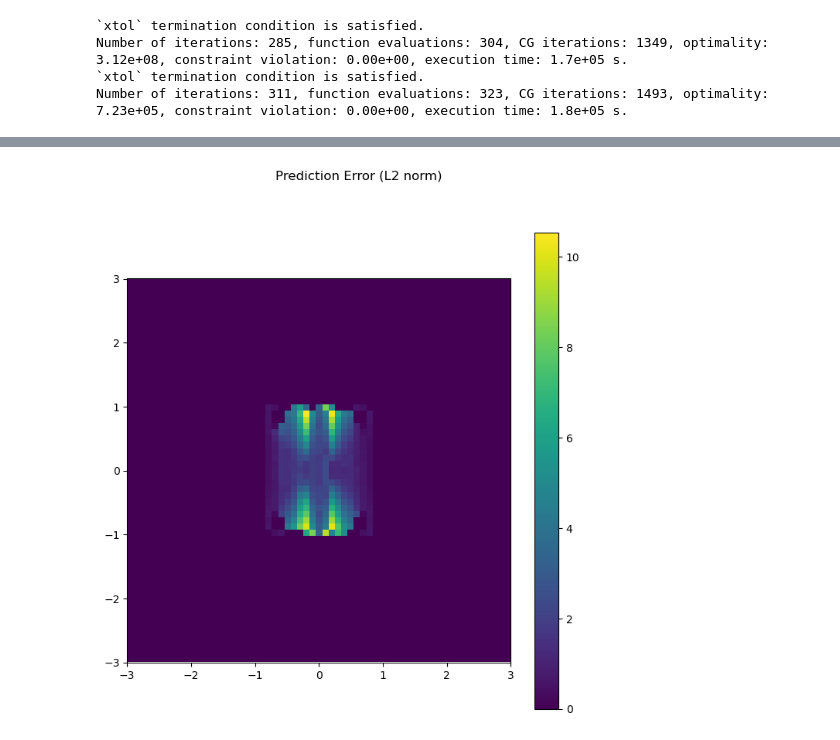
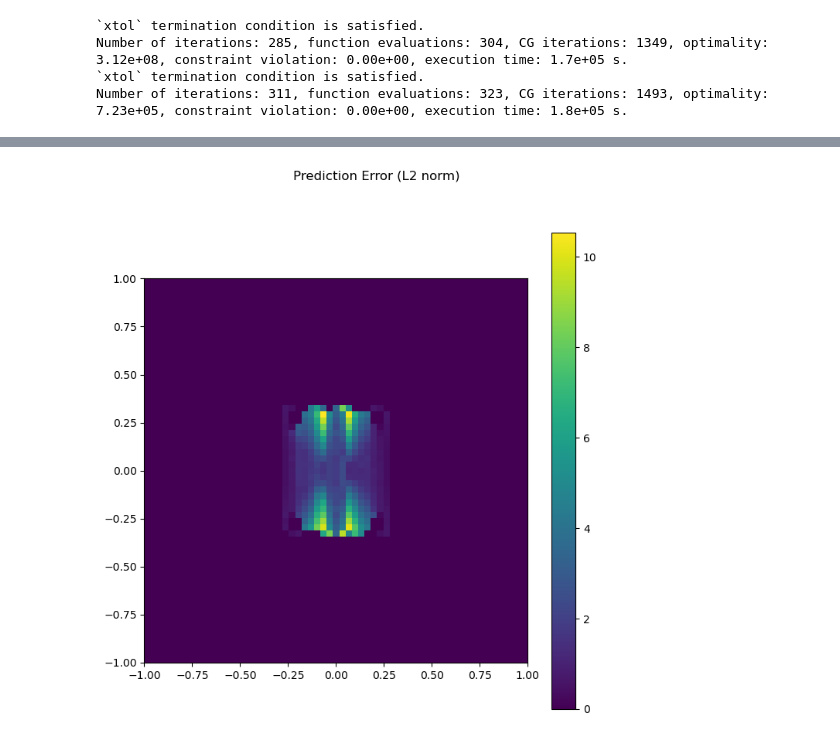
Before and after one commit to zanubiadp/LPV-Koopman-modeling-and-control, a Jupyter notebook: main.ipynb, the cells around one changed output, grey strips where cells are left out. Saved outputs shown, nothing was run; the diff lists cells and outputs as text; code cells hidden in the pictures.

```diff
--- a/main.ipynb
+++ b/main.ipynb
@@ -342,7 +342,7 @@ Number of iterations: 311, function evaluations: 323, CG iterations: 1493, optim
 phi_vals, phi_hat = compute_eigenf_adaptive(lambdas, Traj_t, data_uncontrolled)
 liftingFunction = lambda x: lifting_function(np.asarray(x, dtype=float).reshape(-1, 1), phi_hat)
 # %%
-# Simulation for prediction inspection
+# Make new plots here as needed...
 PREDICT_SINGLE_TRAJ = True
 u_dt = lambda k: (-1.0) ** (round(k / 30))
 
@@ -372,7 +372,7 @@ if PREDICT_SINGLE_TRAJ:
         title_string = "Prediction with input"
 
     Npred = int(Tpred / dt_pred)
-    kmax = 5
+    kmax = 1
 
     for kk in range(kmax):
         x_initial = x0_fcn(kk)
@@ -380,6 +380,11 @@ if PREDICT_SINGLE_TRAJ:
         # so pass the complete state vector (the input component is 0 for
         # the initial condition here).
         z0 = liftingFunction(x_initial).reshape(-1)
+        z0 = np.asarray(z0)
+        if z0.ndim == 2 and z0.shape[1] == 1:
+            z0 = z0.ravel()
+        else:
+            z0 = z0.reshape(-1)
 
         # Xtrue stores the full augmented nonlinear trajectory; X_gra holds
         # the predicted physical states recovered from the Koopman model
@@ -411,7 +416,10 @@ if PREDICT_SINGLE_TRAJ:
             ii += 1
 
         time_ticks = np.linspace(0, ii - 1, 5)
-        fig_pred, axes = plt.subplots(3, 1, figsize=(8, 8))
+        if CHECK_ON_TRAINING:
+            fig_pred, axes = plt.subplots(2, 1, figsize=(8, 8))
+        else:
+            fig_pred, axes = plt.subplots(3, 1, figsize=(8, 8))
 
         axes[0].plot(Xtrue[0, :ii], linewidth=2, color="#001BFF", label=r"$x_1$")
         axes[0].plot(X_gra[0, :ii], linewidth=2, linestyle=":", color="magenta", label=r"$\hat x_1$")
@@ -429,12 +437,13 @@ if PREDICT_SINGLE_TRAJ:
         axes[1].set_xticklabels([f"{t*dt_pred:.2f}" for t in time_ticks])
         axes[1].set_ylabel(r"$x_2$")
 
-        axes[2].plot(Utrue[:ii], linewidth=2, color="#001BFF", label=r"$u$")
-        axes[2].grid(True)
-        axes[2].set_xticks(time_ticks)
-        axes[2].set_xticklabels([f"{t*dt_pred:.2f}" for t in time_ticks])
-        axes[2].set_xlabel("time [s]")
-        axes[2].set_ylabel(r"$u$")
+        if not CHECK_ON_TRAINING:
+            axes[2].plot(Utrue[:ii], linewidth=2, color="#001BFF", label=r"$u$")
+            axes[2].grid(True)
+            axes[2].set_xticks(time_ticks)
+            axes[2].set_xticklabels([f"{t*dt_pred:.2f}" for t in time_ticks])
+            axes[2].set_xlabel("time [s]")
+            axes[2].set_ylabel(r"$u$")
 
         fig_pred.suptitle(title_string)
         plt.tight_layout()
@@ -445,6 +454,4 @@ if PREDICT_SINGLE_TRAJ:
         except Exception:
             pass
 
-        # Show all figures and block until closed so plots are visible when
-        # running the script from a terminal.
-        plt.show()
+plt.show()
@@ -486,11 +495,11 @@ BUILD_AUTONOMOUS_MESH = True
 
 if BUILD_AUTONOMOUS_MESH:
     # Create matrix to hold prediction errors over grid
-    error_matrix = np.zeros((len(np.arange(-3.0, 3.0 + 0.1, 0.1)), len(np.arange(-3.0, 3.0 + 0.1, 0.1))))
+    error_matrix = np.zeros((len(np.arange(-1.0, 1.0 + 0.1, 0.1)), len(np.arange(-1.0, 1.0 + 0.1, 0.1))))
 
     # Generate mesh of autonomous prediction performance over state space grid
-    for x1 in np.arange(-3.0, 3.0 + 0.1, 0.1):
-        for x2 in np.arange(-3.0, 3.0 + 0.1, 0.1):
+    for x1 in np.arange(-1.0, 1.0 + 0.1, 0.1):
+        for x2 in np.arange(-1.0, 1.0 + 0.1, 0.1):
             CHECK_ON_TRAINING = True
             dt_pred = 0.01
 
@@ -537,21 +546,21 @@ if BUILD_AUTONOMOUS_MESH:
 
                 # Compute prediction error over trajectory
                 error = np.linalg.norm(Xtrue[:2, :] - X_gra, ord=2)
-                error_matrix[np.argmin(np.abs(np.arange(-3.0, 3.0 + 0.1, 0.1) - x1)), np.argmin(np.abs(np.arange(-3.0, 3.0 + 0.1, 0.1) - x2))] = error
+                error_matrix[np.argmin(np.abs(np.arange(-1.0, 1.0 + 0.1, 0.1) - x1)), np.argmin(np.abs(np.arange(-1.0, 1.0 + 0.1, 0.1) - x2))] = error
 # %%
 if BUILD_AUTONOMOUS_MESH:
     # Plot prediction error heatmap
     fig_error, ax_error = plt.subplots(figsize=(8, 8))
-    cax = ax_error.imshow(error_matrix, origin="lower", cmap="viridis", extent=(-3.0, 3.0, -3.0, 3.0))
+    cax = ax_error.imshow(error_matrix, origin="lower", cmap="viridis", extent=(-1.0, 1.0, -1.0, 1.0))
     # plot colorbar
     cbar = fig_error.colorbar(cax)
     # set plot title
     fig_error.suptitle('Prediction Error (L2 norm)')
 
     # persist prediction figure to disk so it can be reviewed later
     try:
         fig_error.savefig(f"autonomousPredMesh.png", dpi=150)
     except Exception:
         pass
 # %% [output]
-[figure, old version]
+[figure, new version]
```
Also changed, not shown: parts of 1 cell of this notebook.
